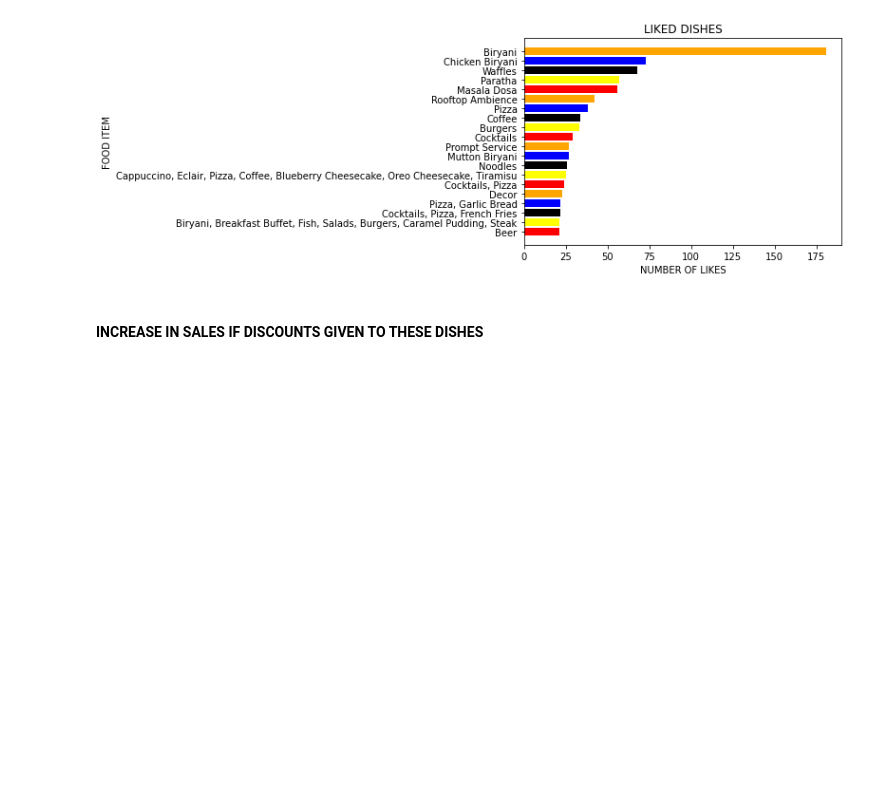
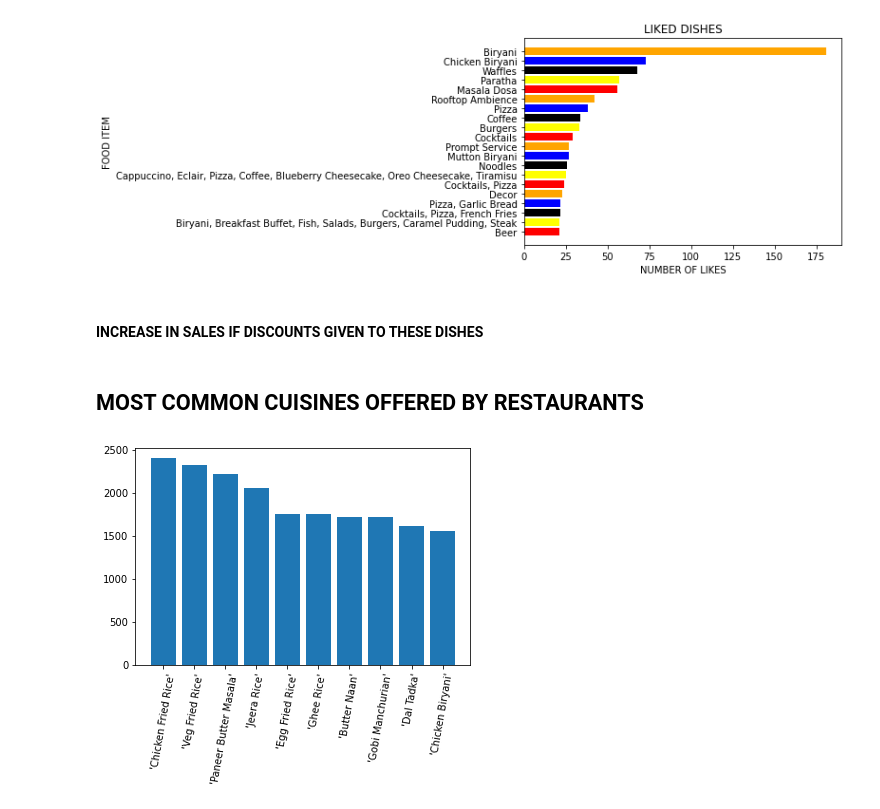
Before and after one commit to NAGSnag/DATA_ANALYSIS, a Jupyter notebook: zomato.ipynb, the cells around one changed output. Cells and saved outputs as stored; diff of their text form; code cells hidden in the pictures; blank space fills up the shorter version.

```diff
--- a/zomato.ipynb
+++ b/zomato.ipynb
@@ -222,3 +222,18 @@ plt.show()
 [figure]
 # %% [markdown]
 #### INCREASE IN SALES IF DISCOUNTS GIVEN TO THESE DISHES
+# %% [markdown]
+## MOST COMMON CUISINES OFFERED BY RESTAURANTS
+# %%
+menu_items = data['menu_item'].str.cat(sep=', ')
+menu_items_list = [item.strip() for item in menu_items.split(',') if item.strip()!='[]']
+menu_item_counts = pd.Series(menu_items_list).value_counts()
+sorted_menu_items = menu_item_counts.reset_index()
+sorted_menu_items.columns = ['Menu Item', 'Frequency']
+sorted_menu_items = sorted_menu_items.sort_values(by='Frequency', ascending=False)
+# %%
+plt.bar(sorted_menu_items['Menu Item'][:10],sorted_menu_items['Frequency'][:10])
+plt.xticks(rotation=80)
+plt.show()
+# %% [output]
+[figure, added]
```
